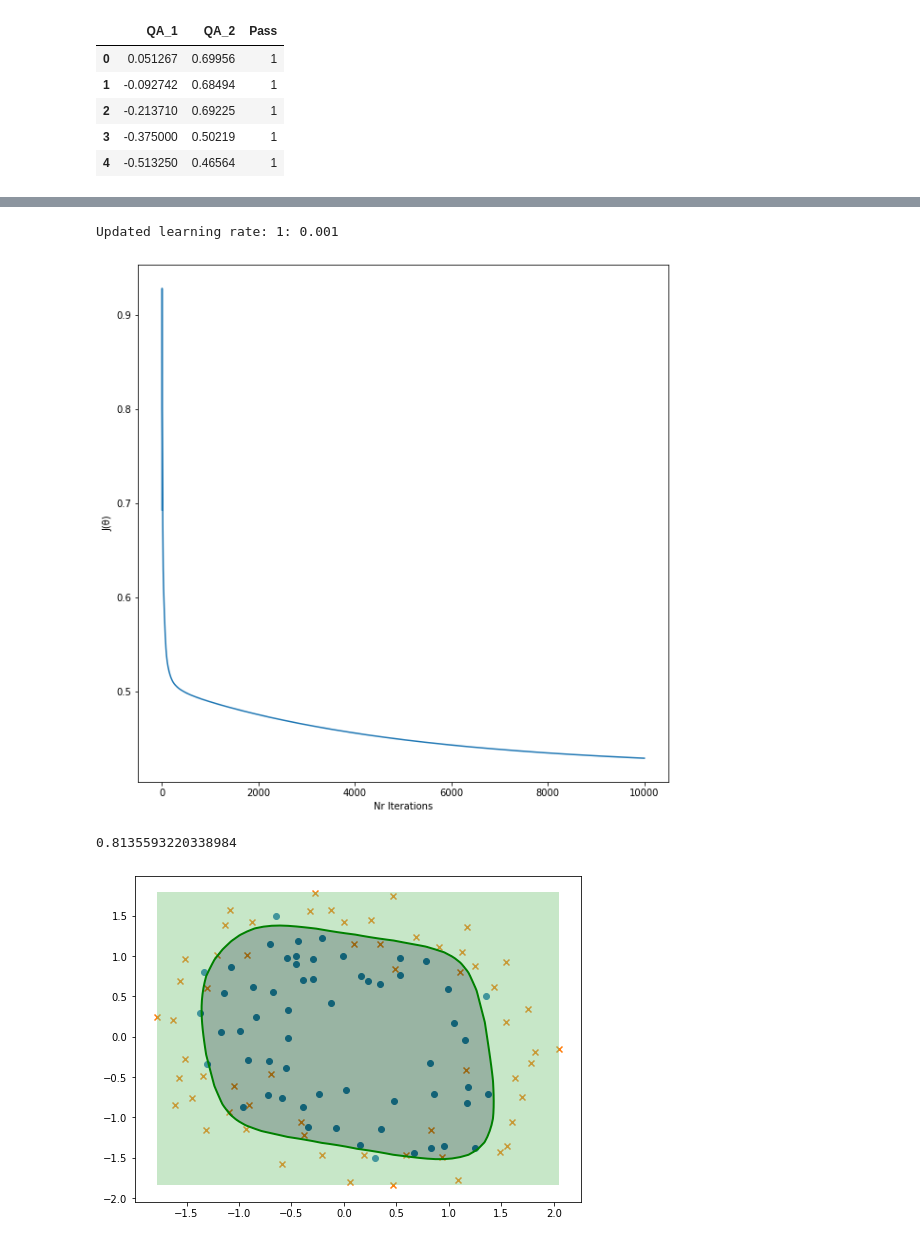
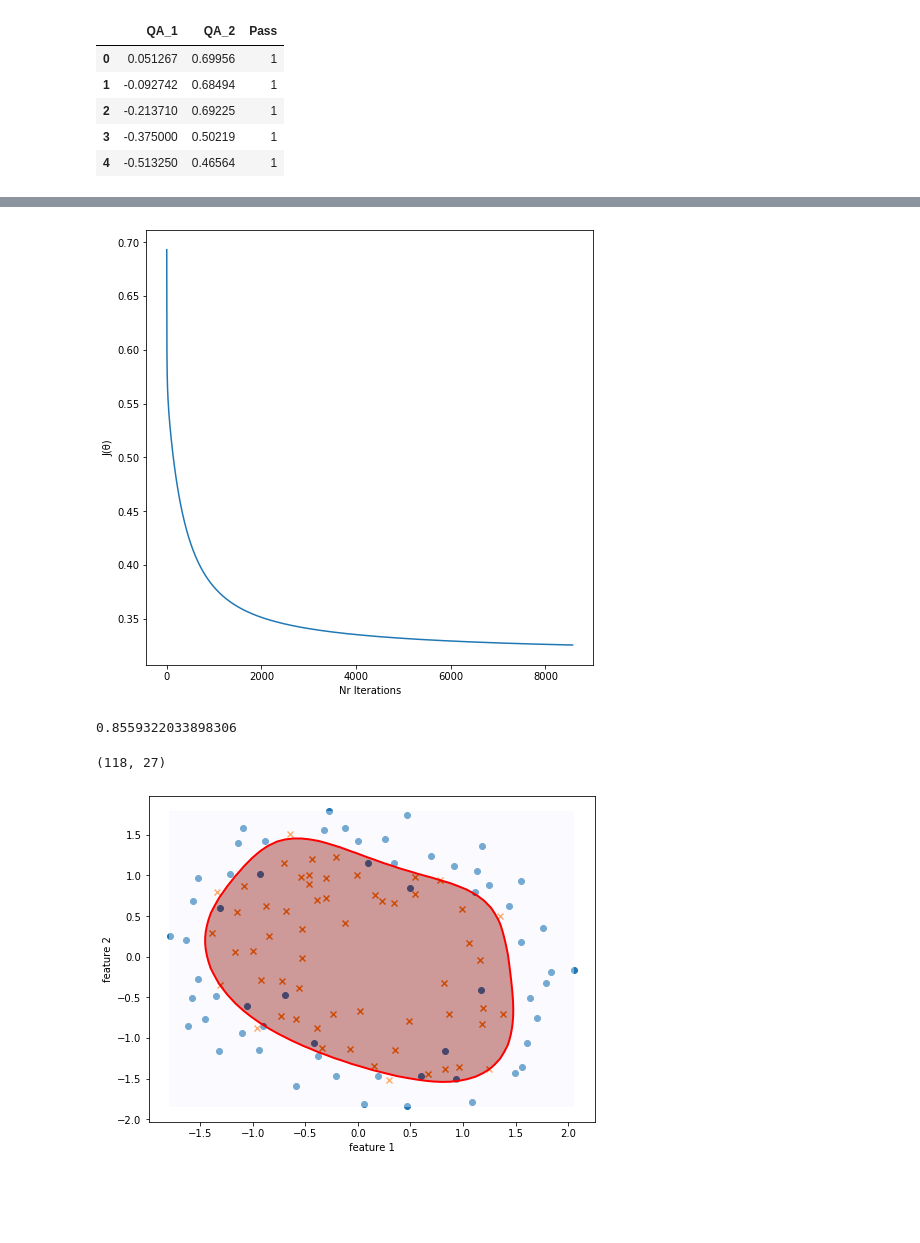
Before and after one commit to diogomatoschaves/ml-coursera-python, a Jupyter notebook: ml_coursera/week_2/week_2.ipynb, the cells around one changed output, grey strips where cells are left out. Saved outputs shown, nothing was run; the diff lists cells and outputs as text; code cells hidden in the pictures; blank space fills up the shorter version.

Commit message:
Add plots methods

```diff
--- a/ml_coursera/week_2/week_2.ipynb
+++ b/ml_coursera/week_2/week_2.ipynb
@@ -102,9 +94,9 @@ df.head()
 | 3 | -0.375000 | 0.50219 | 1 |
 | 4 | -0.513250 | 0.46564 | 1 |
 # %%
-reg = LogisticRegression(max_iter=10000, learning_rate=0.01, reg_param=200)
+reg = LogisticRegression(max_iter=10000, learning_rate=0.01, reg_param=1)
 # %%
-df[["QA_1", "QA_2"]] = reg.normalize_features(df[["QA_1", "QA_2"]])
+df[["QA_1", "QA_2"]] = normalize_features(df[["QA_1", "QA_2"]])
 df.head()
 # %% [output]
 |  | QA_1 | QA_2 | Pass |
@@ -116,3 +108,3 @@ df.head()
 # %%
 x = df[["QA_1", "QA_2"]].to_numpy()
-y = df['Pass'].to_numpy()
+y = df[['Pass']].to_numpy()
@@ -124,16 +115,15 @@ def plot_data(df):
 # %%
 # features_train, features_test, labels_train, labels_test = train_test_split(x, y, test_size=0.1, random_state=42)
 
-x = reg.feature_mapping(x, 10)
+x = feature_mapping(x, 6)
 
 features_train = x
 labels_train = y
 # %%
 reg.fit(features_train, labels_train)
 # %% [output]
-Updated learning rate: 1: 0.001
-[figure, old version]
+[figure, new version]
 # %%
 reg.score(features_train, labels_train)
 # %% [output]
-0.8135593220338984
+0.8559322033898306
@@ -191,4 +130,8 @@ def plotDecisionBoundary(df, theta, x, y):
+# %%
+x.shape
+# %% [output]
+(118, 27)
 # %%
-plotDecisionBoundary(df, reg.coefficients, x, y)
+plot_decision_boundary(reg.coefficients, x, y)
 # %% [output]
-[figure, old version]
+[figure, new version]
```
Also changed, not shown: parts of 14 cells of this notebook, 9 other files.
